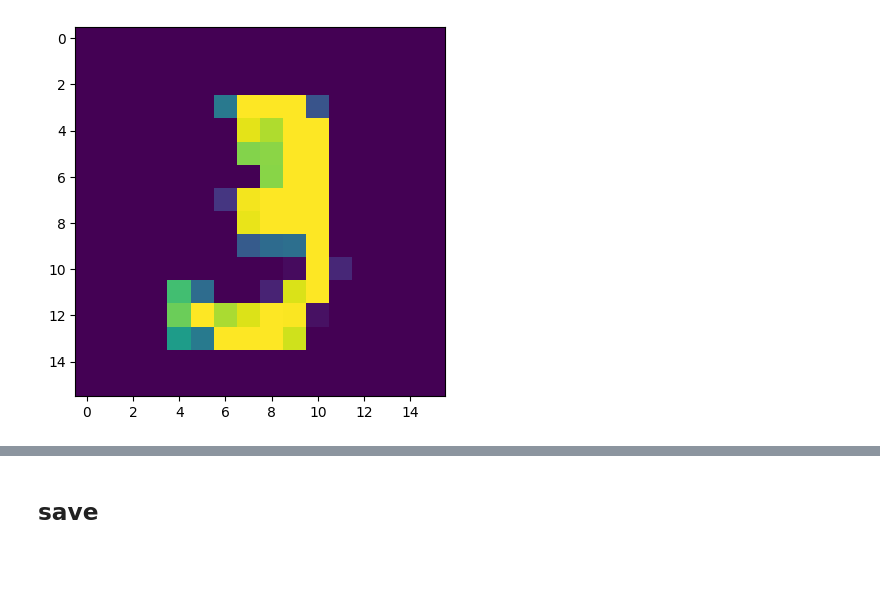
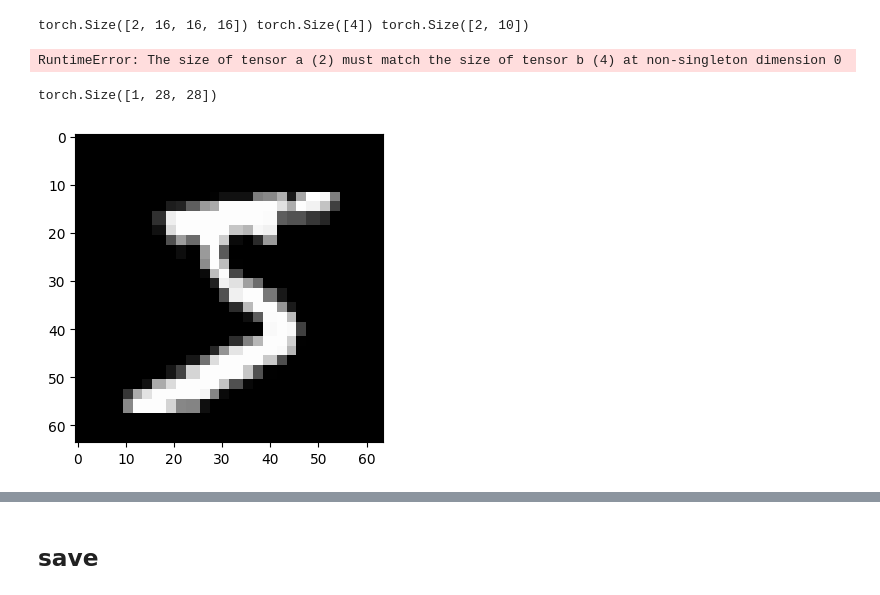
Before and after one commit to eisbetterthanpi/latent-flow-model, a Jupyter notebook: flow_matching_me.ipynb, the cells around one changed output, grey strips where cells are left out. Drawn from its saved outputs; the diff is of its cells as text; code cells hidden in the pictures; blank space fills up the shorter version.

```diff
--- a/flow_matching_me.ipynb
+++ b/flow_matching_me.ipynb
@@ -752,13 +889,29 @@ plt.show()
+# %%
+y = torch.randn(n_samples, 16,16,16, device=device)
+t = torch.tensor([1.0, 0.0], device=device)  # Reverse from t=1 to t=0
+cond = F.one_hot(torch.tensor([4], device=device), num_classes=10).to(torch.float)
+
+cond = cond.repeat(n_samples,1)
+print()
+print(y.shape, t.repeat(n_samples).shape, cond.shape)
+out = model.unet(y, t.repeat(n_samples), cond)
+# %% [output]
+torch.Size([2, 16, 16, 16]) torch.Size([4]) torch.Size([2, 10])
+RuntimeError: The size of tensor a (2) must match the size of tensor b (4) at non-singleton dimension 0
 # %%
 # dataiter = iter(train_data)
 x,y = next(dataiter)
-# print(x.shape)
+# print(x)
+print(x.shape)
 x=x.unsqueeze(0)
-x1 = F.interpolate(x, size=(16,16))#.repeat(1,3,1,1)
-plt.imshow(x1.squeeze())
-plt.show()
+# x1 = F.interpolate(x, size=(16,16))#.repeat(1,3,1,1)
+x1 = F.interpolate(x, size=(64,64))
+# plt.imshow(x1.squeeze())
+# plt.show()
+imshow(torchvision.utils.make_grid(x1.cpu(), nrow=4))
 # %% [output]
+torch.Size([1, 28, 28])
-[figure, old version]
+[figure, new version]
 # %%
 num_samples=1000
 timesteps=5
```
Also changed, not shown: parts of 18 cells of this notebook.
